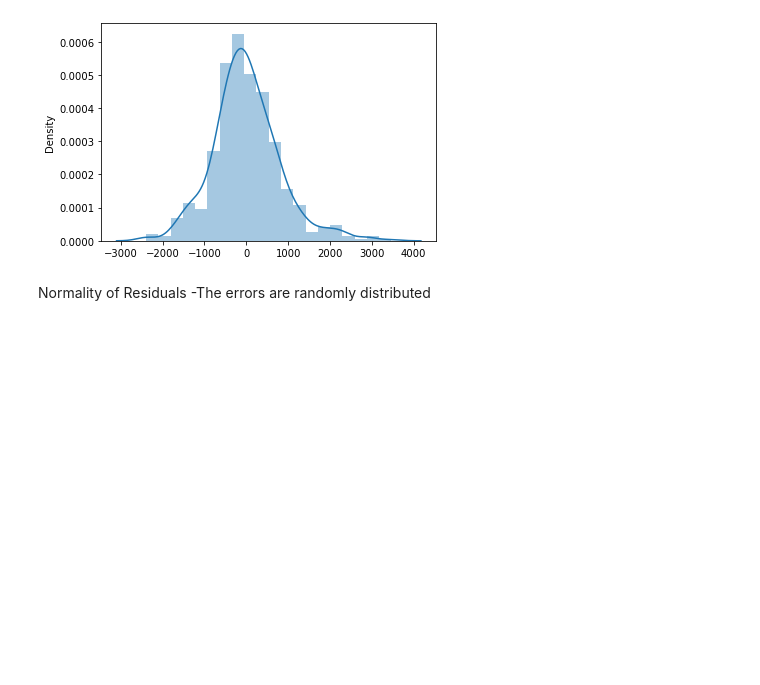
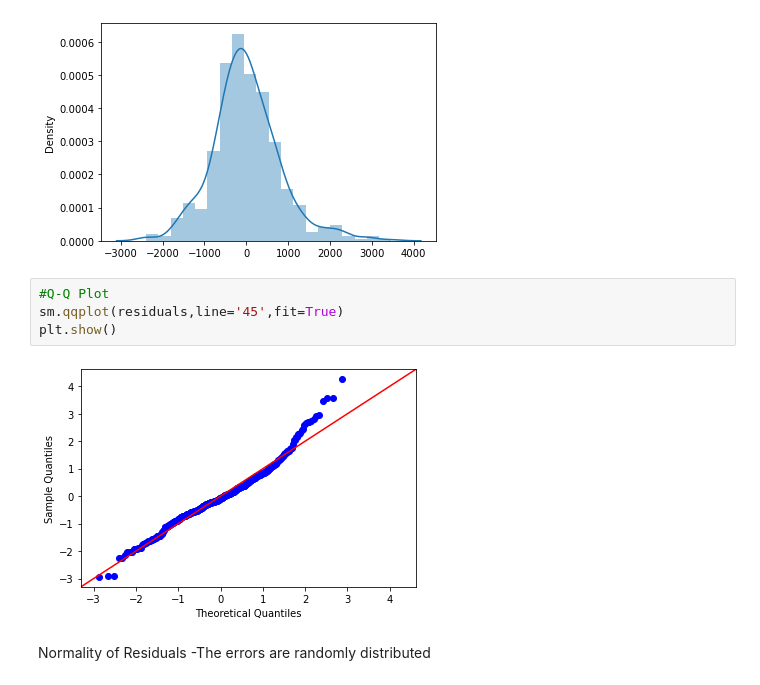
Before and after one commit to karthickchetti/Bike_Sharing, a Jupyter notebook: Bike_Sharing.ipynb, the cells around one changed output. Saved outputs shown, nothing was run; the diff lists cells and outputs as text; blank space fills up the shorter version.

```diff
--- a/Bike_Sharing.ipynb
+++ b/Bike_Sharing.ipynb
@@ -743,6 +744,12 @@ sns.distplot(residuals,bins=20)
 plt.show()
 # %% [output]
 [figure]
+# %%
+#Q-Q Plot
+sm.qqplot(residuals,line='45',fit=True)
+plt.show()
+# %% [output]
+[figure, added]
 # %% [markdown]
 Normality of Residuals -The errors are randomly distributed
 # %% [markdown]
```
Also changed, not shown: parts of 14 cells of this notebook.
